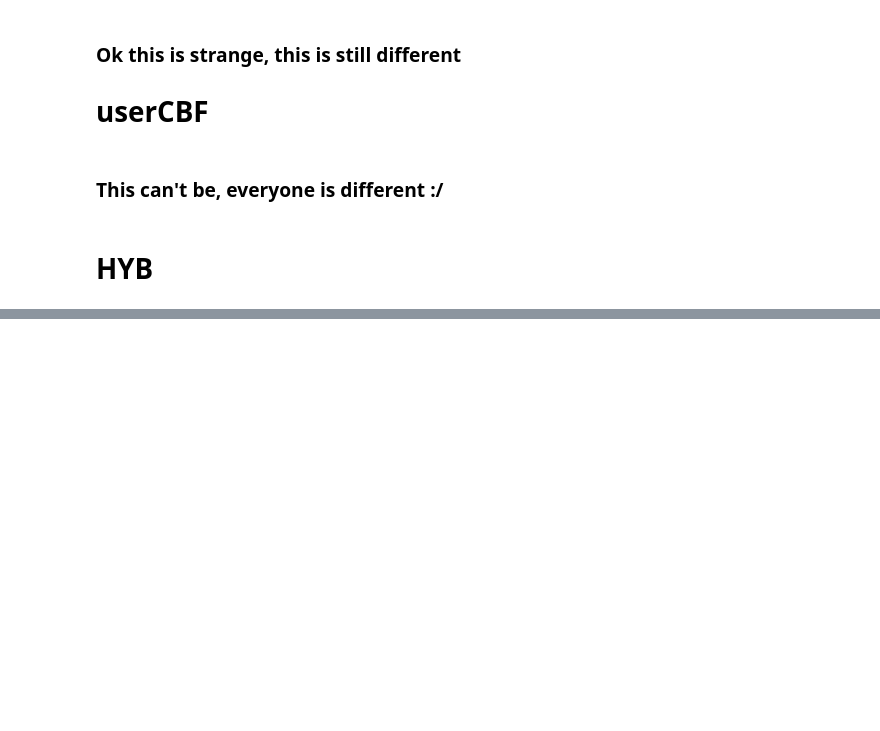
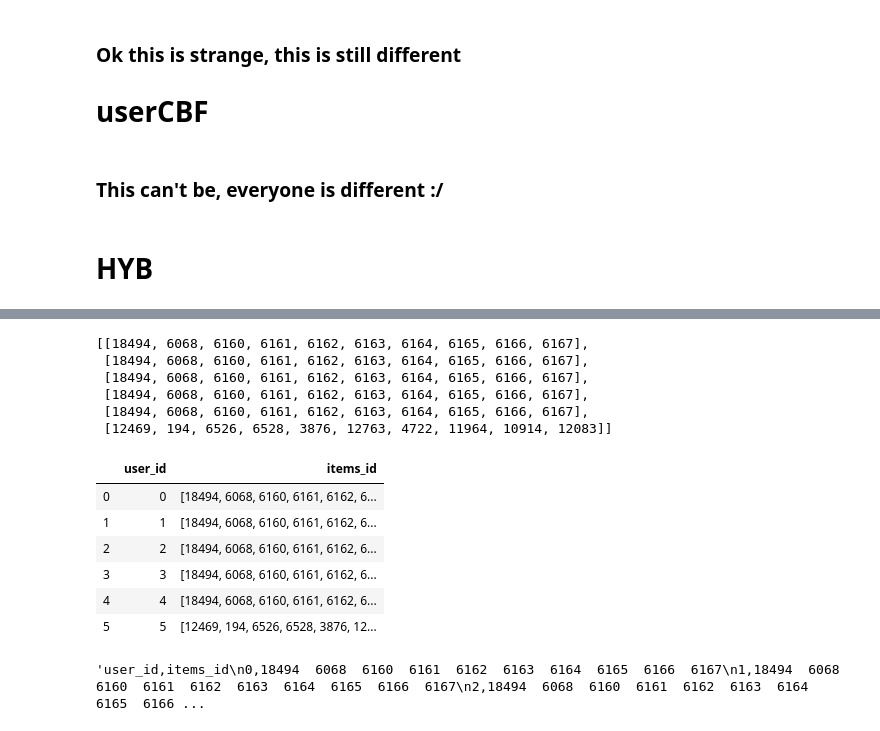
Before and after one commit to MattRighetti/recsys-2019, a Jupyter notebook: HYB Differences.ipynb, the cells around one changed output, grey strips where cells are left out. Drawn from its saved outputs; the diff is of its cells as text; code cells hidden in the pictures; blank space fills up the shorter version.

```diff
--- a/HYB Differences.ipynb
+++ b/HYB Differences.ipynb
@@ -129,0 +241,6 @@ hybrid.recommend(0, 10)
+# %%
+from Algorithms.KNN.UserKNNCBFRecommender import UserKNNCBFRecommender
+from Recommenders.CBF.user_CBF import UserContentBasedRecommender
+
+my_ucbf = UserContentBasedRecommender(topK=10, shrink=10)
+ucbf = UserKNNCBFRecommender(train, ucm)
@@ -129,0 +250,3 @@ hybrid.recommend(0, 10)
+# %%
+my_ucbf.fit(train, ucm)
+ucbf.fit(topK=10, shrink=10, similarity='cosine', feature_weighting='TF-IDF')
@@ -129,0 +261,5 @@ hybrid.recommend(0, 10)
+# %%
+list_ = [None] * 30911
+score = ucbf._compute_item_score([5, 6])
+list_[0] = ucbf._compute_item_score(5).ravel().tolist()
+list_
@@ -129,0 +337,40 @@ hybrid.recommend(0, 10)
+# %%
+rec_list = ucbf.recommend([0, 1, 2, 3, 4, 5], cutoff=10)
+rec_list
+# %% [output]
+[[18494, 6068, 6160, 6161, 6162, 6163, 6164, 6165, 6166, 6167],
+ [18494, 6068, 6160, 6161, 6162, 6163, 6164, 6165, 6166, 6167],
+ [18494, 6068, 6160, 6161, 6162, 6163, 6164, 6165, 6166, 6167],
+ [18494, 6068, 6160, 6161, 6162, 6163, 6164, 6165, 6166, 6167],
+ [18494, 6068, 6160, 6161, 6162, 6163, 6164, 6165, 6166, 6167],
+ [12469, 194, 6526, 6528, 3876, 12763, 4722, 11964, 10914, 12083]]
+# %%
+fix = []
+user_id = 0
+
+for list_ in rec_list:
+    new = [user_id, np.squeeze(np.array(list_))]
+    fix.append(new)
+    user_id += 1
+
+import pandas as pd
+
+cols = ['user_id', 'items_id']
+
+df = pd.DataFrame(fix, columns=cols)
+df
+# %% [output]
+|  | user_id | items_id |
+| 0 | 0 | [18494, 6068, 6160, 6161, 6162, 6... |
+| 1 | 1 | [18494, 6068, 6160, 6161, 6162, 6... |
+| 2 | 2 | [18494, 6068, 6160, 6161, 6162, 6... |
+| 3 | 3 | [18494, 6068, 6160, 6161, 6162, 6... |
+| 4 | 4 | [18494, 6068, 6160, 6161, 6162, 6... |
+| 5 | 5 | [12469, 194, 6526, 6528, 3876, 12... |
+# %%
+string = df.to_csv(index=False)
+string = string.replace(']', '')
+string = string.replace('[', '')
+string
+# %% [output]
+'user_id,items_id\n0,18494  6068  6160  6161  6162  6163  6164  6165  6166  6167\n1,18494  6068  6160  6161  6162  6163  6164  6165  6166  6167\n2,18494  6068  6160  6161  6162  6163  6164  6165  6166 ...
```
Also changed, not shown: parts of 38 cells of this notebook, 3 other files.
